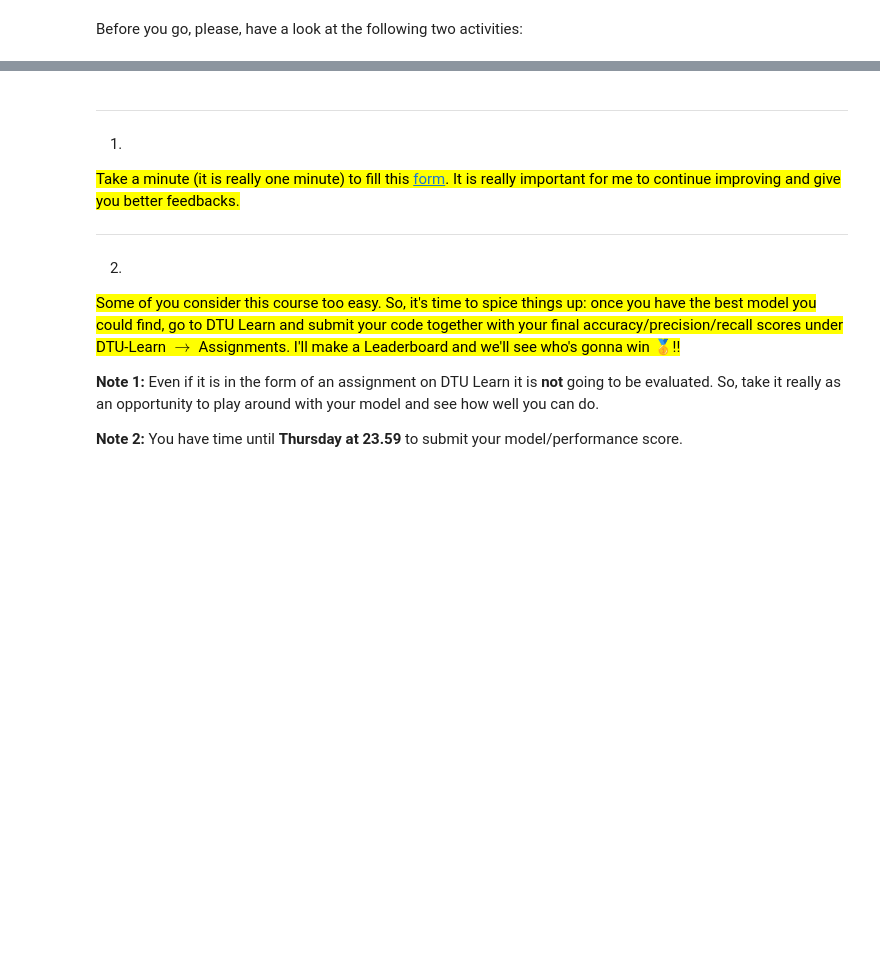
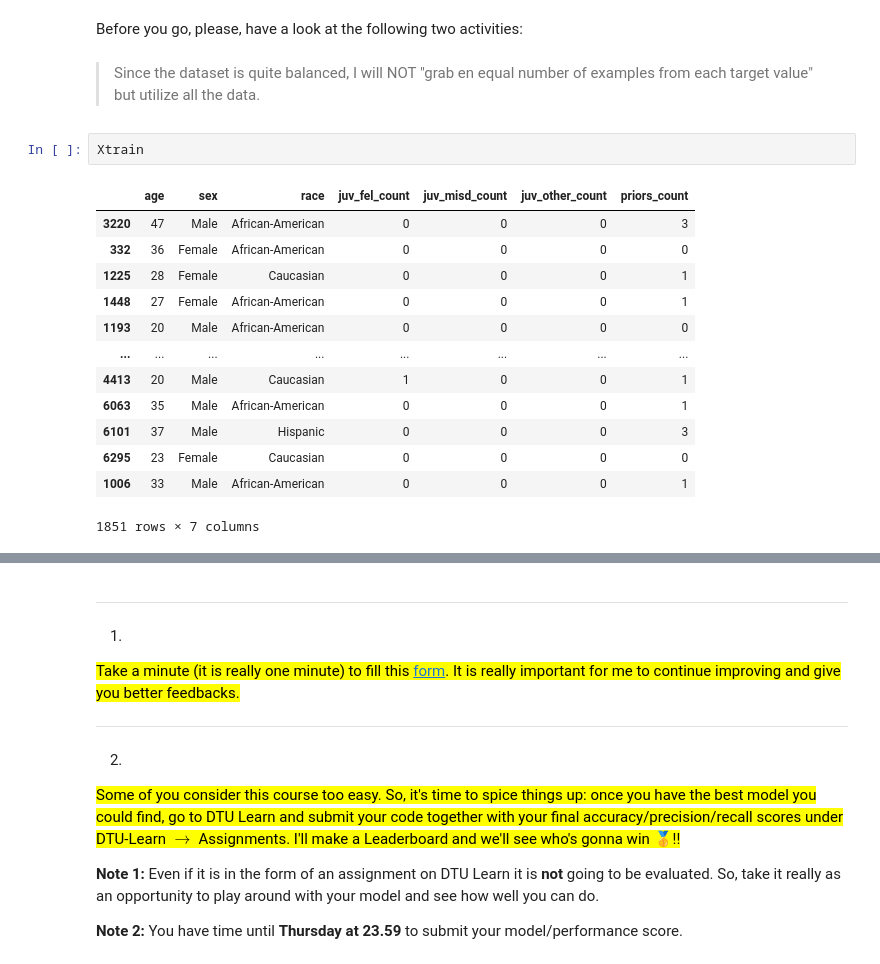
Before and after one commit to davidripsen/socialdata2022, a Jupyter notebook: lectures/Week6.ipynb, the cells around one changed output, grey strips where cells are left out. Drawn from its saved outputs; the diff is of its cells as text; blank space fills up the shorter version.

```diff
--- a/lectures/Week6.ipynb
+++ b/lectures/Week6.ipynb
@@ -205,3 +215,21 @@ We are almost there! It is now time to make predictions.
 > * **(Optional)** If you find yourself with extra time, come back to this exercise and tweak the encoder, model, and variables you use to see if you can improve the performance of the tree. **Note**: It's not 100% given that adding variables will improve your predictive performance.
 # %% [markdown]
 Before you go, please, have a look at the following two activities:
+# %% [markdown]
+> Since the dataset is quite balanced, I will NOT "grab en equal number of examples from each target value" but utilize all the data.
+# %%
+Xtrain
+# %% [output]
+|  | age | sex | race | juv_fel_count | juv_misd_count | juv_other_count | priors_count |
+| 3220 | 47 | Male | African-American | 0 | 0 | 0 | 3 |
+| 332 | 36 | Female | African-American | 0 | 0 | 0 | 0 |
+| 1225 | 28 | Female | Caucasian | 0 | 0 | 0 | 1 |
+| 1448 | 27 | Female | African-American | 0 | 0 | 0 | 1 |
+| 1193 | 20 | Male | African-American | 0 | 0 | 0 | 0 |
+| ... | ... | ... | ... | ... | ... | ... | ... |
+| 4413 | 20 | Male | Caucasian | 1 | 0 | 0 | 1 |
+| 6063 | 35 | Male | African-American | 0 | 0 | 0 | 1 |
+| 6101 | 37 | Male | Hispanic | 0 | 0 | 0 | 3 |
+| 6295 | 23 | Female | Caucasian | 0 | 0 | 0 | 0 |
+| 1006 | 33 | Male | African-American | 0 | 0 | 0 | 1 |
+1851 rows × 7 columns
```
Also changed, not shown: parts of 11 cells of this notebook.
